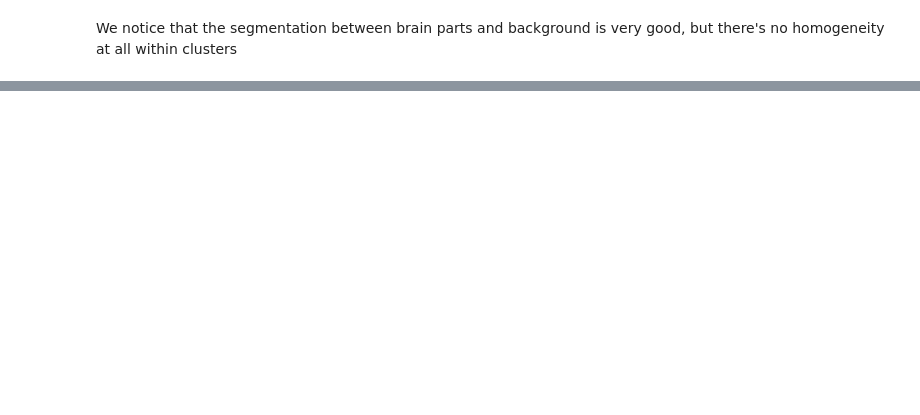
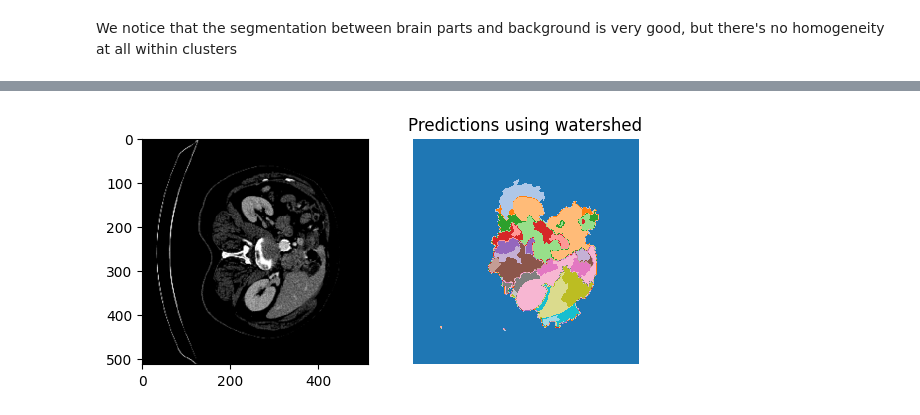
Before and after one commit to arigqt/challenge_ens, a Jupyter notebook: Code/k_means.ipynb, the cells around one changed output, grey strips where cells are left out. Saved outputs shown, nothing was run; the diff lists cells and outputs as text; code cells hidden in the pictures; blank space fills up the shorter version.

```diff
--- a/Code/k_means.ipynb
+++ b/Code/k_means.ipynb
@@ -158,0 +142,19 @@ plot_slice_seg(X_train[0], predictions[0])
+# %%
+def compute_baseline_one_sample(data_slice):
+    data_slice = skimage.util.img_as_ubyte(data_slice)
+    edges = sobel(data_slice)
+    denoised = rank.median(data_slice, disk(2))
+    markers = rank.gradient(denoised, disk(5)) < 20
+    markers = ndi.label(markers)[0]
+    label_predicted = watershed(edges, markers=markers, compactness=0.0001)
+    return label_predicted
+# %%
+# Compute the baseline on a whole dataset
+def compute_baseline(dataset: np.array):
+    labels_predicted_list = []
+    for data_index in tqdm(range(len(dataset))):
+        data_slice = dataset[data_index]
+        data_slice = skimage.util.img_as_ubyte(data_slice)
+        label_predicted = compute_baseline_one_sample(data_slice)
+        labels_predicted_list.append(label_predicted)
+    return pd.DataFrame(np.stack(labels_predicted_list, axis=0).reshape((len(labels_predicted_list), -1)))
@@ -158,0 +170,2 @@ plot_slice_seg(X_train[0], predictions[0])
+# %%
+watershed = compute_baseline(data_val)
@@ -158,0 +179,5 @@ plot_slice_seg(X_train[0], predictions[0])
+# %%
+plot_slice_seg(data_val[0], df_get_ith_image(watershed, 0))
+plt.title('Predictions using watershed');
+# %% [output]
+[figure, added]
```
Also changed, not shown: parts of 37 cells of this notebook, 3 other files.
